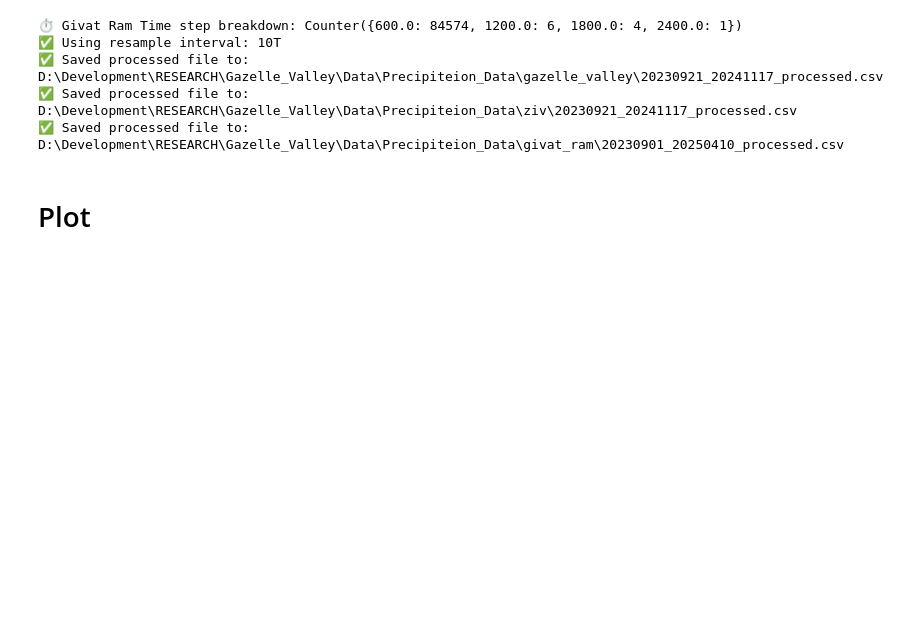
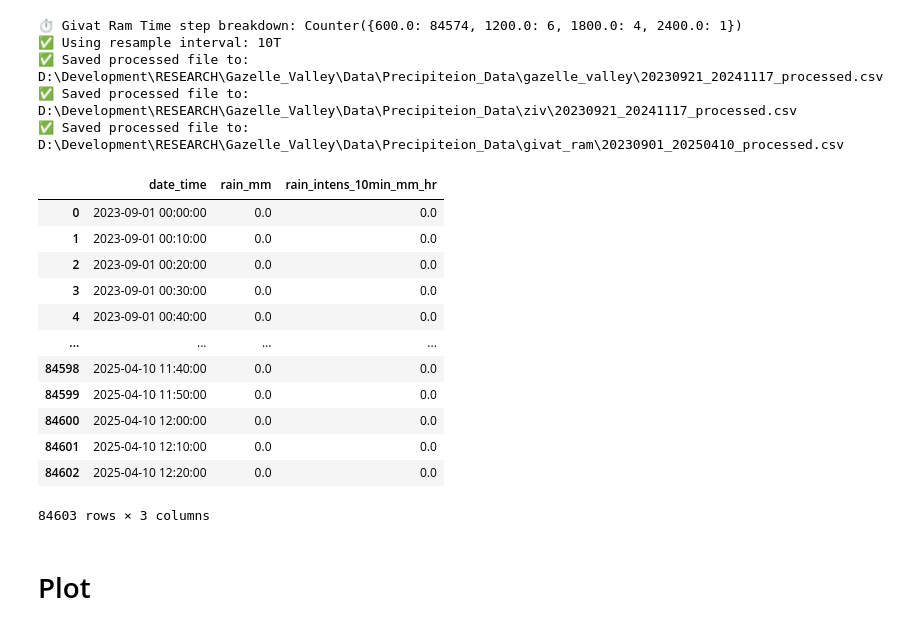
Before and after one commit to raznuss/Gazelle_Valley, a Jupyter notebook: 02_rain_gauge_data_process.ipynb, the cells around one changed output. Cells and saved outputs as stored; diff of their text form; code cells hidden in the pictures; blank space fills up the shorter version.

```diff
--- a/rain_gauge_data_process.ipynb
+++ b/02_rain_gauge_data_process.ipynb
@@ -291,6 +238,22 @@ D:\Development\RESEARCH\Gazelle_Valley\Data\Precipiteion_Data\gazelle_valley\202
 D:\Development\RESEARCH\Gazelle_Valley\Data\Precipiteion_Data\ziv\20230921_20241117_processed.csv
 ✅ Saved processed file to:
 D:\Development\RESEARCH\Gazelle_Valley\Data\Precipiteion_Data\givat_ram\20230901_20250410_processed.csv
+# %%
+ram_rain_df
+# %% [output]
+|  | date_time | rain_mm | rain_intens_10min_mm_hr |
+| 0 | 2023-09-01 00:00:00 | 0.0 | 0.0 |
+| 1 | 2023-09-01 00:10:00 | 0.0 | 0.0 |
+| 2 | 2023-09-01 00:20:00 | 0.0 | 0.0 |
+| 3 | 2023-09-01 00:30:00 | 0.0 | 0.0 |
+| 4 | 2023-09-01 00:40:00 | 0.0 | 0.0 |
+| ... | ... | ... | ... |
+| 84598 | 2025-04-10 11:40:00 | 0.0 | 0.0 |
+| 84599 | 2025-04-10 11:50:00 | 0.0 | 0.0 |
+| 84600 | 2025-04-10 12:00:00 | 0.0 | 0.0 |
+| 84601 | 2025-04-10 12:10:00 | 0.0 | 0.0 |
+| 84602 | 2025-04-10 12:20:00 | 0.0 | 0.0 |
+84603 rows × 3 columns
 # %% [markdown]
 # Plot
 # %% [markdown]
```
Also changed, not shown: parts of 6 cells of this notebook, 4 other files.
